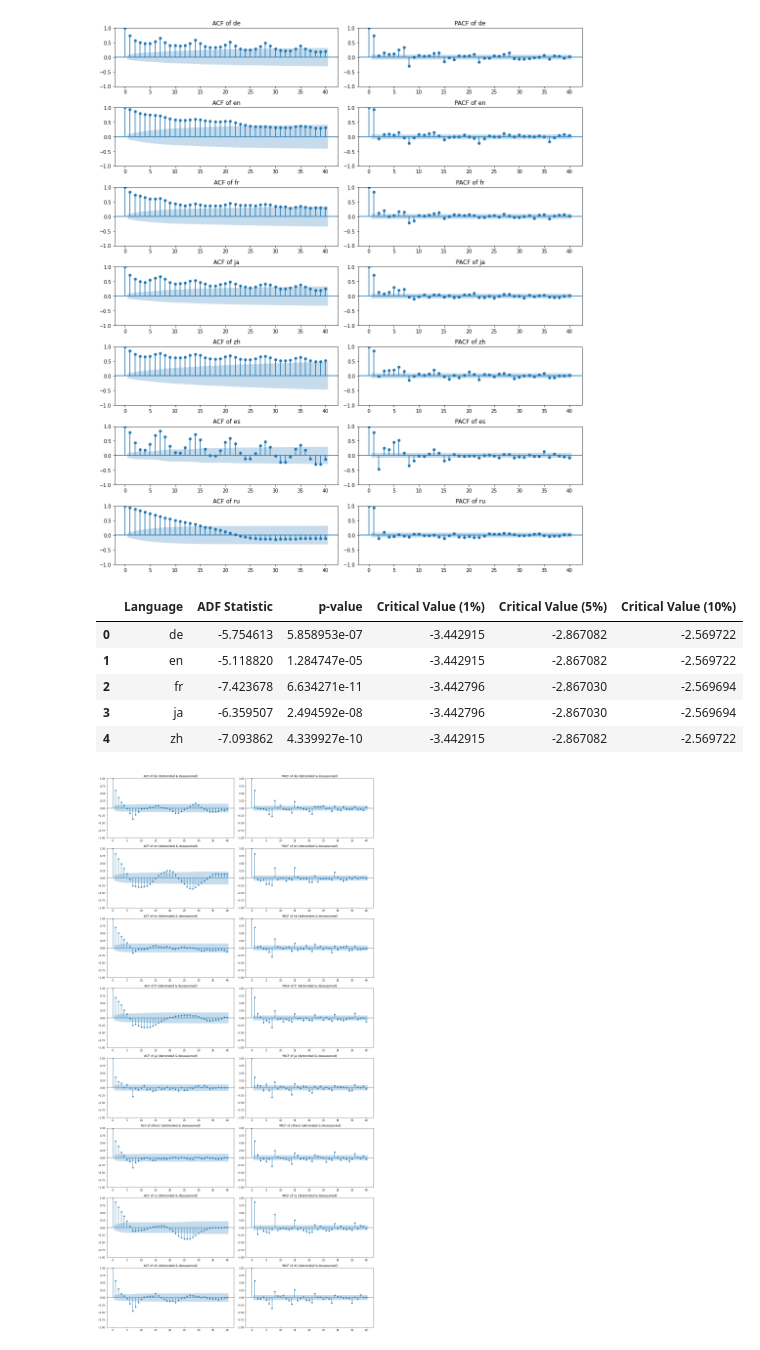
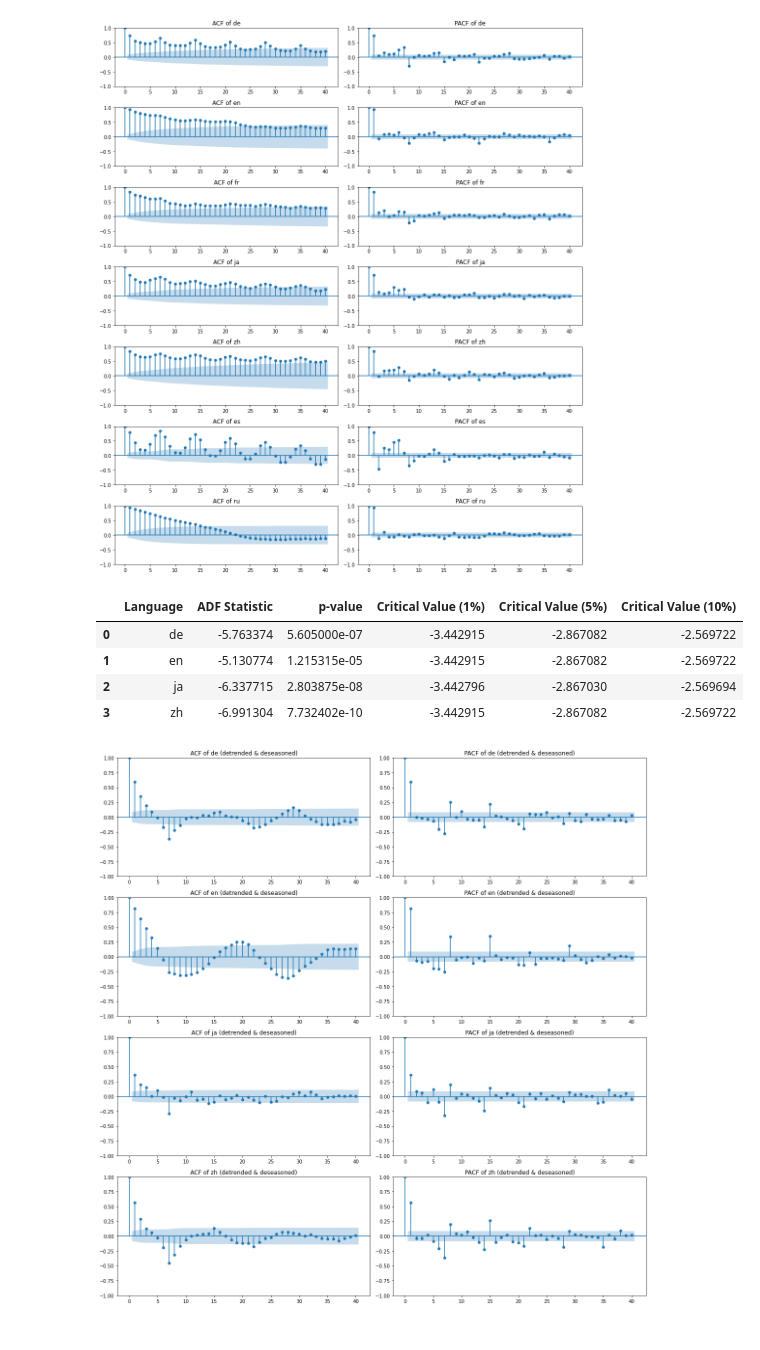
Before and after one commit to atomikkus/time_series, a Jupyter notebook: adease.ipynb, the cells around one changed output. Drawn from its saved outputs; the diff is of its cells as text; code cells hidden in the pictures.

Commit message:
models

```diff
--- a/adease.ipynb
+++ b/adease.ipynb
@@ -184,9 +216,9 @@ def test_stationarity(timeseries):
 
 results = []
 
-for column in l_df_sum.columns:
+for column in l_df_avg.columns:
     if column != 'Exog':
-        result = test_stationarity(l_df_sum[column])
+        result = test_stationarity(l_df_avg[column])
         result['Column'] = column
         results.append(result)
 
@@ -263,6 +241,6 @@ Let's interpret each row:
 # %%
-for i in ['de', 'en', 'fr', 'ja', 'zh']:
-    decomposition = sm.tsa.seasonal_decompose(l_df_sum[i], model='additive')
+for i in ['de', 'en', 'ja', 'zh']:
+    decomposition = sm.tsa.seasonal_decompose(l_df_avg[i], model='additive')
     fig = decomposition.plot()
     fig.set_size_inches(12, 10)
 # %% [output]
@@ -287,11 +264,11 @@ columns = ['de', 'en', 'fr', 'ja', 'zh', 'es', 'ru']
 # Plot ACF and PACF for each column
 for i, column in enumerate(columns):
     # ACF
-    plot_acf(l_df_sum[column].dropna(), lags=40, ax=axes[2*i])
+    plot_acf(l_df_avg[column].dropna(), lags=40, ax=axes[2*i])
     axes[2*i].set_title(f'ACF of {column}')
 
     # PACF
-    plot_pacf(l_df_sum[column].dropna(), lags=40, ax=axes[2*i + 1])
+    plot_pacf(l_df_avg[column].dropna(), lags=40, ax=axes[2*i + 1])
     axes[2*i + 1].set_title(f'PACF of {column}')
 
 # Adjust layout
@@ -305,11 +282,11 @@ def differencing(timeseries, lag=7):
     return timeseries.diff(periods=lag).dropna()
 
 
-test_df = l_df_sum.copy()
+test_df = l_df_avg.copy()
 # Apply differencing and test stationarity
 results = []
 
-for column in ['de', 'en', 'fr', 'ja', 'zh']:
+for column in ['de', 'en', 'ja', 'zh']:
     if column != 'Exog':
         differenced_series = differencing(test_df[column])
         result = test_stationarity(differenced_series)
@@ -324,11 +301,10 @@ results_df = results_df[['Language', 'ADF Statistic', 'p-value', 'Critical Value
 results_df
 # %% [output]
 |  | Language | ADF Statistic | p-value | Critical Value (1%) | Critical Value (5%) | Critical Value (10%) |
-| 0 | de | -5.754613 | 5.858953e-07 | -3.442915 | -2.867082 | -2.569722 |
-| 1 | en | -5.118820 | 1.284747e-05 | -3.442915 | -2.867082 | -2.569722 |
-| 2 | fr | -7.423678 | 6.634271e-11 | -3.442796 | -2.867030 | -2.569694 |
-| 3 | ja | -6.359507 | 2.494592e-08 | -3.442796 | -2.867030 | -2.569694 |
-| 4 | zh | -7.093862 | 4.339927e-10 | -3.442915 | -2.867082 | -2.569722 |
+| 0 | de | -5.763374 | 5.605000e-07 | -3.442915 | -2.867082 | -2.569722 |
+| 1 | en | -5.130774 | 1.215315e-05 | -3.442915 | -2.867082 | -2.569722 |
+| 2 | ja | -6.337715 | 2.803875e-08 | -3.442796 | -2.867030 | -2.569694 |
+| 3 | zh | -6.991304 | 7.732402e-10 | -3.442915 | -2.867082 | -2.569722 |
 # %%
 import pandas as pd
 import matplotlib.pyplot as plt
@@ -340,43 +316,43 @@ def differencing(timeseries, lag=1):
 
 # Detrend and deseason each series in the dataframe
 detrended_deseasoned = pd.DataFrame()
-seasonal_lag = 7  # This is an example. Adjust based on your specific data's seasonality.
+seasonal_lag = 7
 
-for column in l_df_sum.columns:
+for column in ['de', 'en', 'ja', 'zh']:
     if column != 'Exog':  # Assuming 'Exog' is not a time series data to be differenced
-        detrended_deseasoned[column] = differencing(l_df_sum[column], lag=seasonal_lag)
+        detrended_deseasoned[column] = differencing(l_df_avg[column], lag=seasonal_lag)
     else:
-        detrended_deseasoned[column] = l_df_sum[column]
+        detrended_deseasoned[column] = l_df_avg[column]
 
 # Create an 8x2 grid for ACF and PACF plots after detrending and deseasoning
 fig, axes = plt.subplots(nrows=8, ncols=2, figsize=(16, 32))
 axes = axes.flatten()
 
 # Plot ACF and PACF for each detrended and deseasoned series
 for i, column in enumerate(detrended_deseasoned.columns):
     # Skip plotting for 'Exog' if present
     if column == 'Exog':
         continue
 
     # ACF
     plot_acf(detrended_deseasoned[column].dropna(), lags=40, ax=axes[2*i])
     axes[2*i].set_title(f'ACF of {column} (detrended & deseasoned)')
 
     # PACF
     plot_pacf(detrended_deseasoned[column].dropna(), lags=40, ax=axes[2*i + 1])
     axes[2*i + 1].set_title(f'PACF of {column} (detrended & deseasoned)')
 
 # Remove unused subplots
 if len(detrended_deseasoned.columns) < 8:
     for j in range(len(detrended_deseasoned.columns), 8):
         fig.delaxes(axes[2*j])
         fig.delaxes(axes[2*j + 1])
 
 # Adjust layout
 plt.tight_layout()
 plt.show()
 # %% [output]
-[figure, old version]
+[figure, new version]
 # %%
 
 import pandas as pd
```
Also changed, not shown: parts of 24 cells of this notebook.
